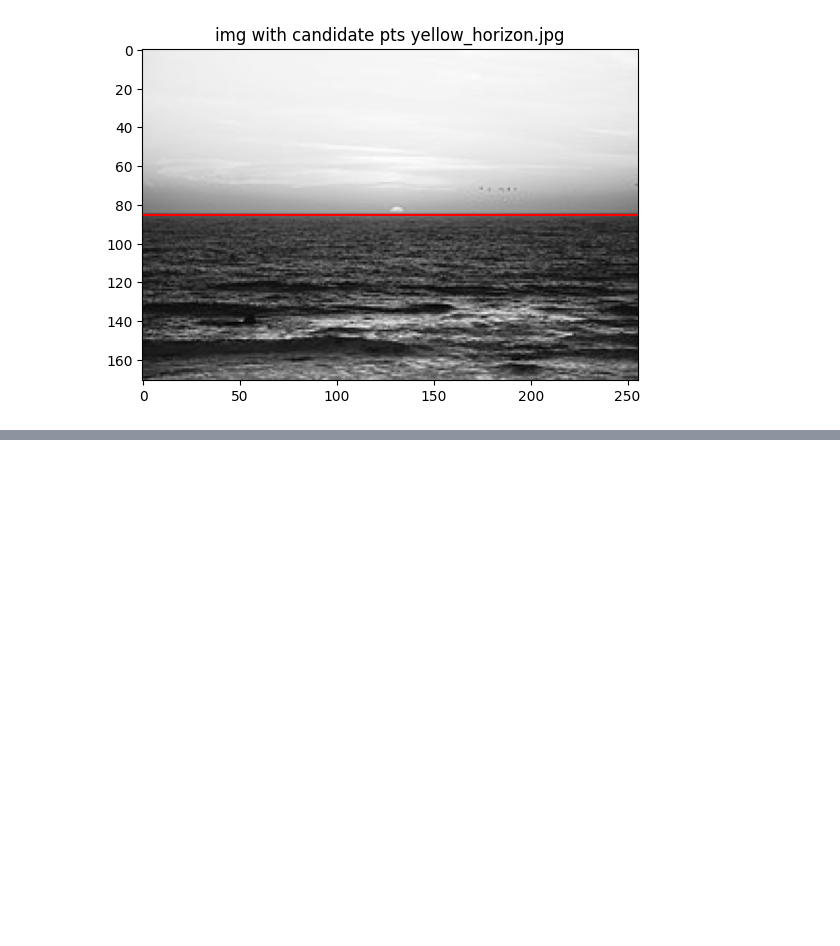
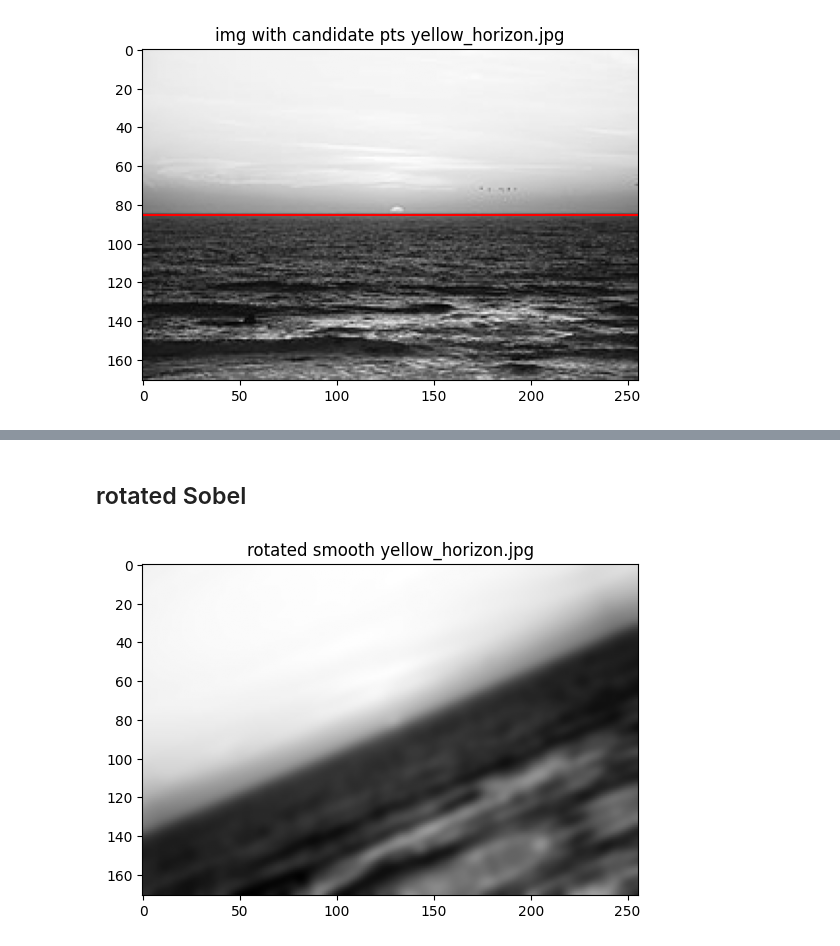
Before and after one commit to marekd6/CV1_labs, a Jupyter notebook: Assignment 03-20251203/cv1_3_2.ipynb, the cells around one changed output, grey strips where cells are left out. Drawn from its saved outputs; the diff is of its cells as text; code cells hidden in the pictures; blank space fills up the shorter version.

```diff
--- a/Assignment 03-20251203/cv1_3_2.ipynb
+++ b/Assignment 03-20251203/cv1_3_2.ipynb
@@ -177,0 +185,7 @@ plt.show()
+# %% [markdown]
+## rotated Sobel
+# %%
+smooth_img = ski.filters.gaussian(img, 2.5, preserve_range=True)
+show_img(smooth_img, pth, 'rotated smooth')
+# %% [output]
+[figure, added]
```
Also changed, not shown: parts of 23 cells of this notebook.
